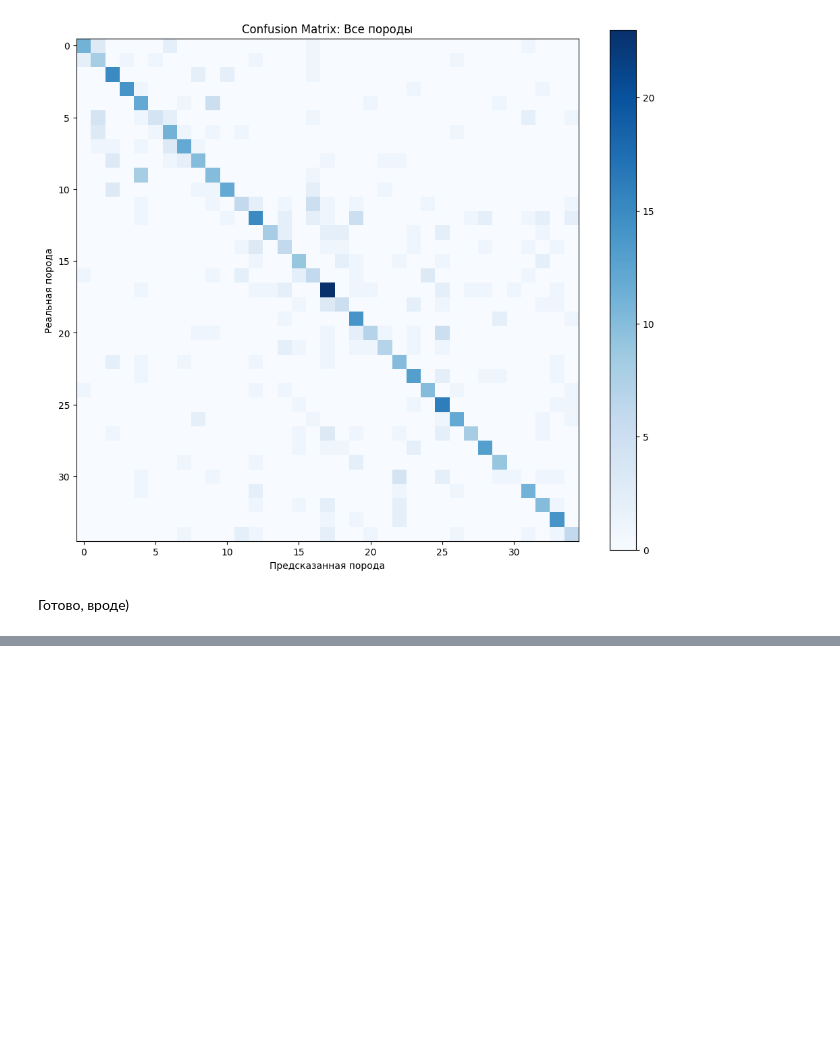
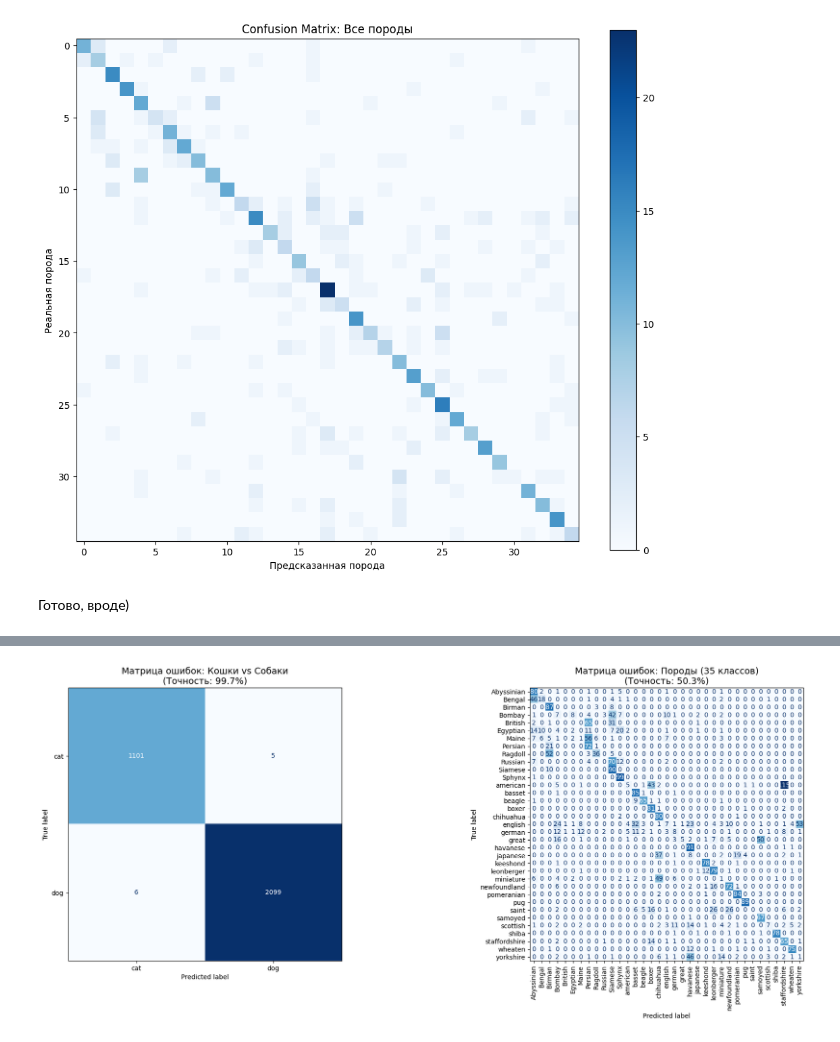
Before and after one commit to IvKorolev/Ml_hw, a Jupyter notebook: Faces.ipynb, the cells around one changed output, grey strips where cells are left out. Saved outputs shown, nothing was run; the diff lists cells and outputs as text; code cells hidden in the pictures; blank space fills up the shorter version.

```diff
--- a/Faces.ipynb
+++ b/Faces.ipynb
@@ -1111,0 +1157,75 @@ plt.show()
+# %%
+# Для бинарной классификации
+text_prompts_species =[f"A photo of a {spec}" for spec in unique_species]
+text_tokens_species = clip.tokenize(text_prompts_species).to(device)
+
+# Для мультиклассовой классификации
+text_prompts_breeds = [f"A photo of a {breed} pet" for breed in unique_breeds]
+text_tokens_breeds = clip.tokenize(text_prompts_breeds).to(device)
+
+# Кодируем тексты
+with torch.no_grad():
+    text_features_species = clip_model.encode_text(text_tokens_species)
+    text_features_species /= text_features_species.norm(dim=-1, keepdim=True)
+
+    text_features_breeds = clip_model.encode_text(text_tokens_breeds)
+    text_features_breeds /= text_features_breeds.norm(dim=-1, keepdim=True)
+
+# Списки для сохранения предсказаний
+true_species, pred_species = [], []
+true_breeds, pred_breeds = [],[]
+
+print("Начинаем Zero-Shot классификацию через CLIP...")
+#
+for idx, row in df_clip.iterrows():
+    # Выводим статус каждые 500 картинок, чтобы не засорять вывод
+    if (idx + 1) % 500 == 0:
+        print(f"Обработано {idx + 1} / {len(df_clip)} изображений...")
+
+    img = Image.open(row['filepath']).convert("RGB")
+    img_input = preprocess(img).unsqueeze(0).to(device)
+
+    with torch.no_grad():
+        img_features = clip_model.encode_image(img_input)
+        img_features /= img_features.norm(dim=-1, keepdim=True)
+
+        # Схожесть для видов (Кошка/Собака)
+        sim_species = (100.0 * img_features @ text_features_species.T).softmax(dim=-1)
+        pred_spec_idx = sim_species.argmax().item()
+
+        # Схожесть для пород
+        sim_breeds = (100.0 * img_features @ text_features_breeds.T).softmax(dim=-1)
+        pred_breed_idx = sim_breeds.argmax().item()
+
+    true_species.append(row['species'])
+    pred_species.append(unique_species[pred_spec_idx])
+
+    true_breeds.append(row['breed'])
+    pred_breeds.append(unique_breeds[pred_breed_idx])
+
+# Выводим результаты
+acc_species = accuracy_score(true_species, pred_species) * 100
+acc_breeds = accuracy_score(true_breeds, pred_breeds) * 100
+
+print(f"Точность Кошки vs Собаки: {acc_species:.2f}%")
+print(f"Точность по породам (35 классов): {acc_breeds:.2f}%")
+
+# Рисуем Матрицы Ошибок
+fig, axes = plt.subplots(1, 2, figsize=(20, 8))
+
+# Матрица для бинарной классификации
+cm_species = confusion_matrix(true_species, pred_species, labels=unique_species)
+disp_spec = ConfusionMatrixDisplay(confusion_matrix=cm_species, display_labels=unique_species)
+disp_spec.plot(ax=axes[0], cmap='Blues', colorbar=False)
+axes[0].set_title(f"Матрица ошибок: Кошки vs Собаки\n(Точность: {acc_species:.1f}%)", fontsize=14)
+
+# Матрица для мультиклассовой
+cm_breeds = confusion_matrix(true_breeds, pred_breeds, labels=unique_breeds)
+disp_breed = ConfusionMatrixDisplay(confusion_matrix=cm_breeds, display_labels=unique_breeds)
+disp_breed.plot(ax=axes[1], cmap='Blues', colorbar=False)
+axes[1].set_title(f"Матрица ошибок: Породы (35 классов)\n(Точность: {acc_breeds:.1f}%)", fontsize=14)
+axes[1].tick_params(axis='x', rotation=90)
+
+plt.tight_layout()
+plt.show()
+# %% [output]
@@ -1111,0 +1241 @@ plt.show()
+[figure, added]
```
Also changed, not shown: parts of 5 cells of this notebook.
